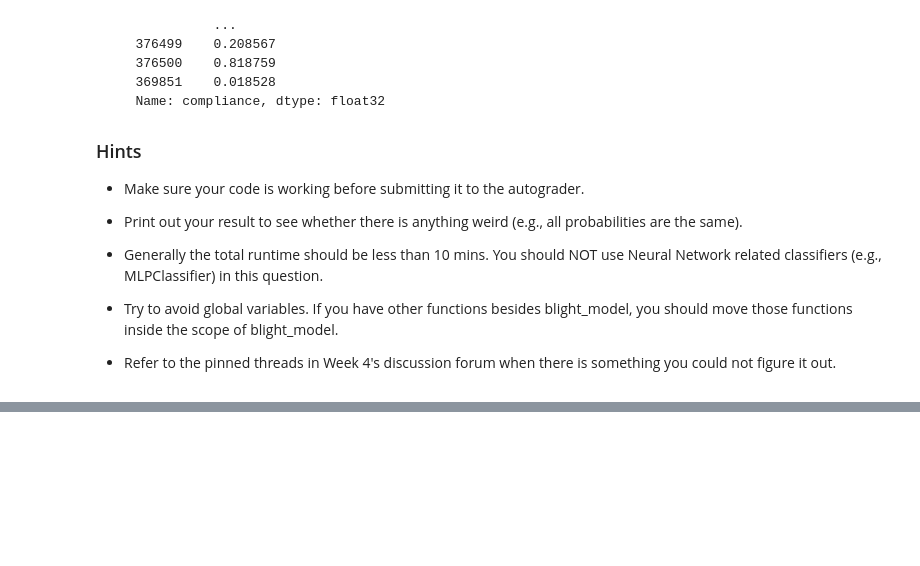
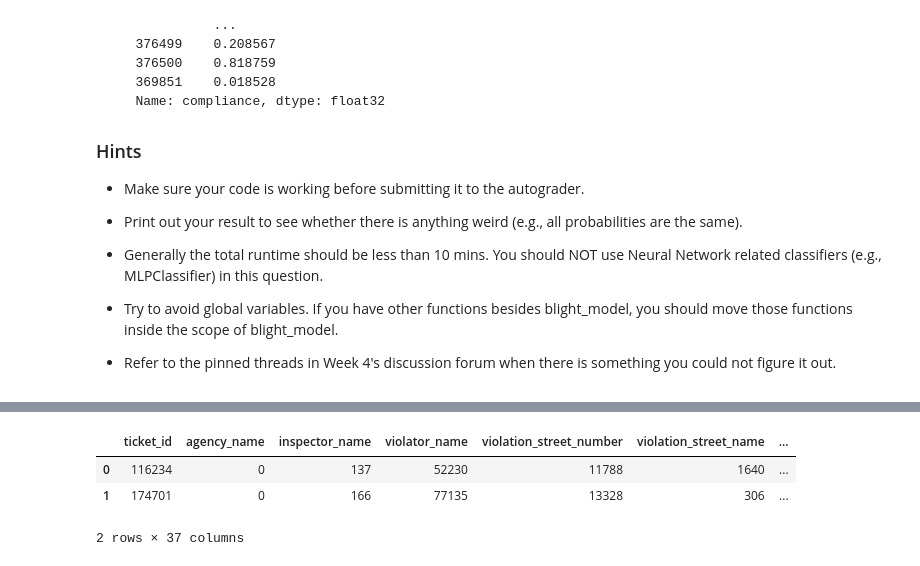
Before and after one commit to francodarvas/PYTHON2, a Jupyter notebook: Assignment 4.ipynb, the cells around one changed output, grey strips where cells are left out. Saved outputs shown, nothing was run; the diff lists cells and outputs as text; code cells hidden in the pictures; blank space fills up the shorter version.

```diff
--- a/Assignment 4.ipynb
+++ b/Assignment 4.ipynb
@@ -225,0 +257,5 @@ Name: prob, Length: 61001, dtype: float64
+# %%
+label_encoder = preprocessing.LabelEncoder()
+train_m_t = train_m.astype(str).apply(label_encoder.fit_transform)
+train_m_t.fillna(method='pad', inplace=True)
+train_m_t.fillna(0, inplace=True)
@@ -225,0 +292,7 @@ Name: prob, Length: 61001, dtype: float64
+# %%
+train_m_t.head(2)
+# %% [output]
+|  | ticket_id | agency_name | inspector_name | violator_name | violation_street_number | violation_street_name | ... |
+| 0 | 116234 | 0 | 137 | 52230 | 11788 | 1640 | ... |
+| 1 | 174701 | 0 | 166 | 77135 | 13328 | 306 | ... |
+2 rows × 37 columns
```
Also changed, not shown: parts of 26 cells of this notebook.
